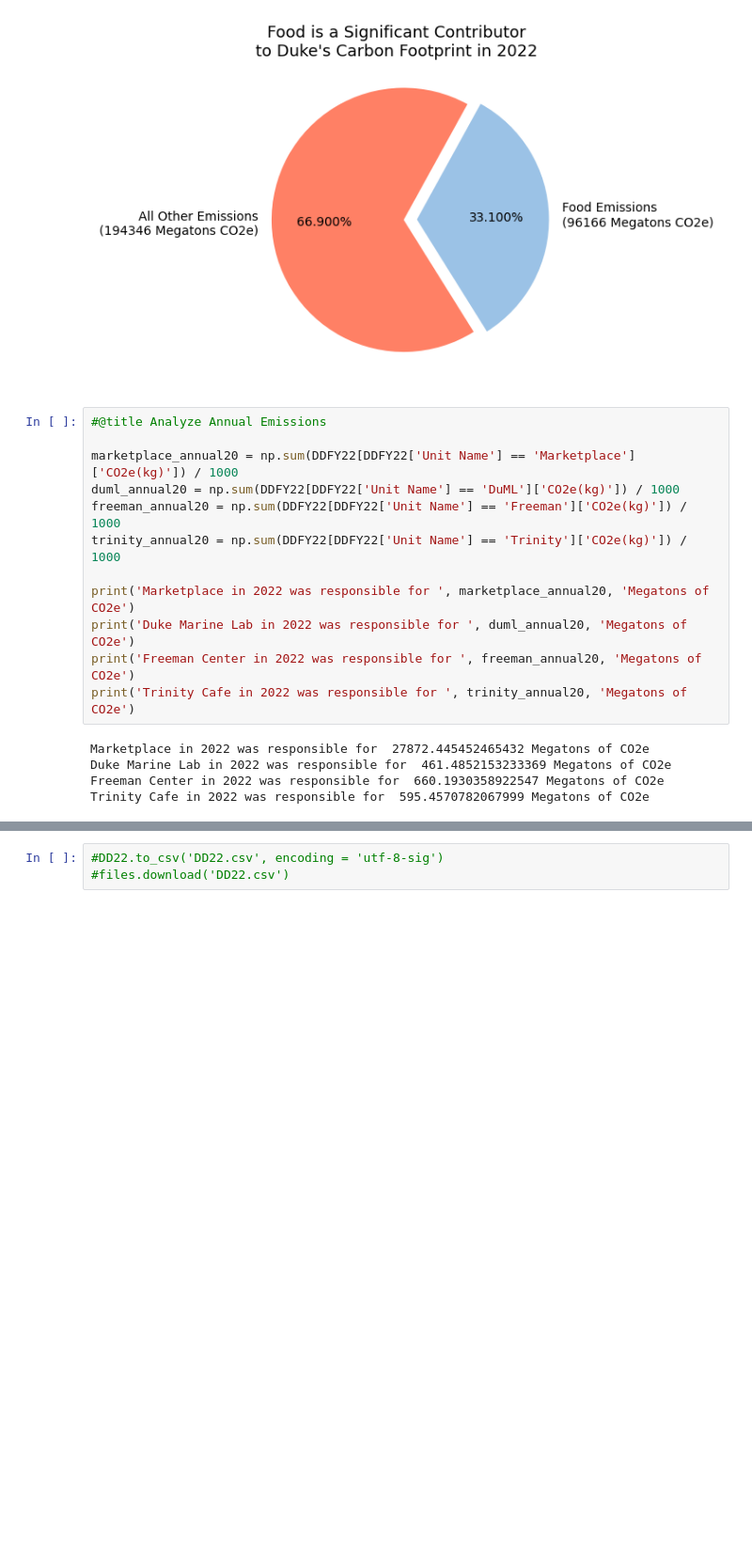
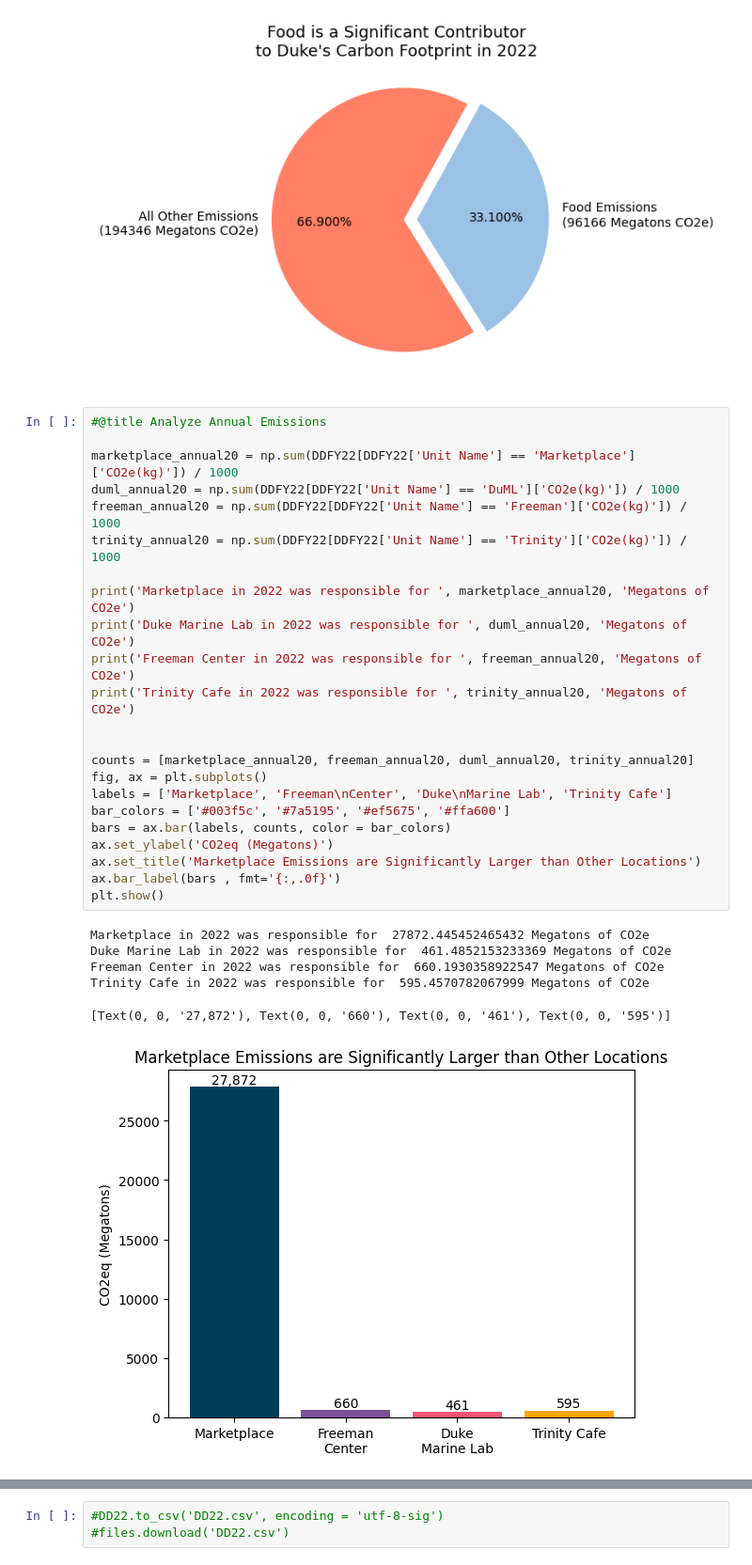
Before and after one commit to ethansong206/Climate-Plus-Project, a Jupyter notebook: DataCleaning.ipynb, the cells around one changed output, grey strips where cells are left out. Shown: that part at 94% size. Saved outputs shown, nothing was run; the diff lists cells and outputs as text; blank space fills up the shorter version.

```diff
--- a/DataCleaning.ipynb
+++ b/DataCleaning.ipynb
@@ -784,19 +785,32 @@ plt.show()
 # %%
 #@title Analyze Annual Emissions
 
 marketplace_annual20 = np.sum(DDFY22[DDFY22['Unit Name'] == 'Marketplace']['CO2e(kg)']) / 1000
 duml_annual20 = np.sum(DDFY22[DDFY22['Unit Name'] == 'DuML']['CO2e(kg)']) / 1000
 freeman_annual20 = np.sum(DDFY22[DDFY22['Unit Name'] == 'Freeman']['CO2e(kg)']) / 1000
 trinity_annual20 = np.sum(DDFY22[DDFY22['Unit Name'] == 'Trinity']['CO2e(kg)']) / 1000
 
 print('Marketplace in 2022 was responsible for ', marketplace_annual20, 'Megatons of CO2e')
 print('Duke Marine Lab in 2022 was responsible for ', duml_annual20, 'Megatons of CO2e')
 print('Freeman Center in 2022 was responsible for ', freeman_annual20, 'Megatons of CO2e')
 print('Trinity Cafe in 2022 was responsible for ', trinity_annual20, 'Megatons of CO2e')
+
+
+counts = [marketplace_annual20, freeman_annual20, duml_annual20, trinity_annual20]
+fig, ax = plt.subplots()
+labels = ['Marketplace', 'Freeman\nCenter', 'Duke\nMarine Lab', 'Trinity Cafe']
+bar_colors = ['#003f5c', '#7a5195', '#ef5675', '#ffa600']
+bars = ax.bar(labels, counts, color = bar_colors)
+ax.set_ylabel('CO2eq (Megatons)')
+ax.set_title('Marketplace Emissions are Significantly Larger than Other Locations')
+ax.bar_label(bars , fmt='{:,.0f}')
+plt.show()
 # %% [output]
 Marketplace in 2022 was responsible for  27872.445452465432 Megatons of CO2e
 Duke Marine Lab in 2022 was responsible for  461.4852153233369 Megatons of CO2e
 Freeman Center in 2022 was responsible for  660.1930358922547 Megatons of CO2e
 Trinity Cafe in 2022 was responsible for  595.4570782067999 Megatons of CO2e
+[Text(0, 0, '27,872'), Text(0, 0, '660'), Text(0, 0, '461'), Text(0, 0, '595')]
+[figure, added]
 # %%
 #@title Analyze Marketplace
```
Also changed, not shown: parts of 2 cells of this notebook.
